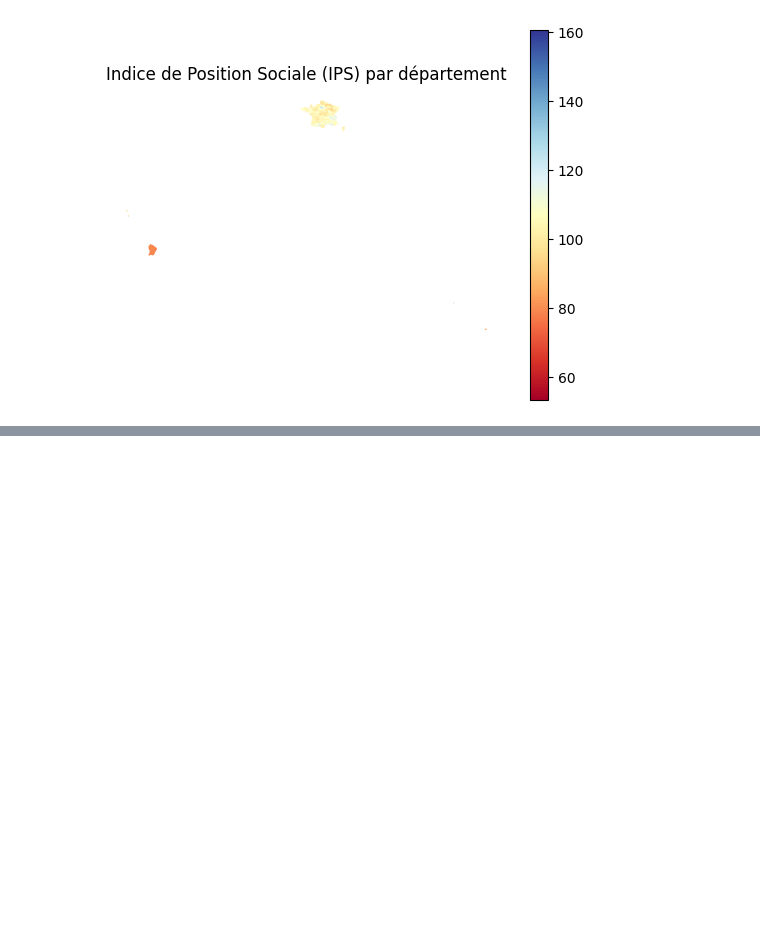
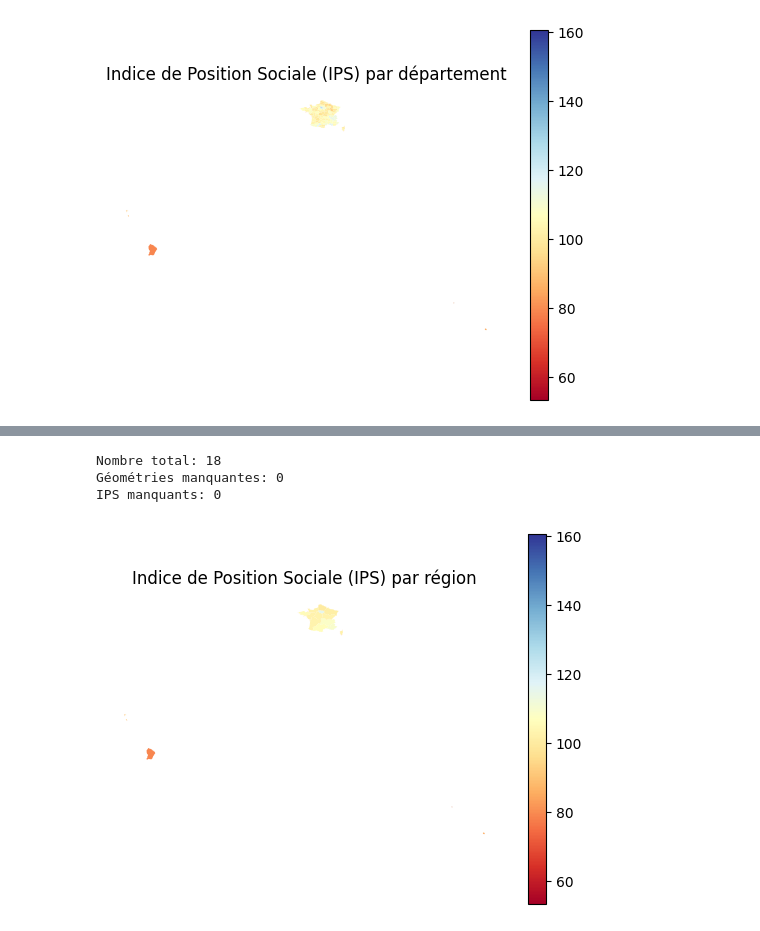
Before and after one commit to FlorentDaem/Data-Analysis-Education-Nationale, a Jupyter notebook: Analyse - Education.ipynb, the cells around one changed output, grey strips where cells are left out. Drawn from its saved outputs; the diff is of its cells as text; code cells hidden in the pictures; blank space fills up the shorter version.

Commit message:
add map by regions

```diff
--- a/Analyse - Education.ipynb
+++ b/Analyse - Education.ipynb
@@ -393,0 +386,4 @@ map_departements.save("map_departements.html")
+# %%
+data_ips_ecoles_geo_departement_par_region = data_ips_ecoles_geo_departements.groupby("code_insee_de_la_region")
+data_ips_ecoles_regions = data_ips_ecoles_geo_departement_par_region["ips"].mean().reset_index()
+data_ips_ecoles_regions.head()
@@ -393,0 +397,7 @@ map_departements.save("map_departements.html")
+# %%
+data_ips_ecoles_geo_regions = geo_regions.merge(data_ips_ecoles_regions,
+														 left_on="code_insee_de_la_region",
+														 right_on="code_insee_de_la_region",
+														 how="left"
+														 )
+data_ips_ecoles_geo_regions.head()
@@ -393,0 +411,22 @@ map_departements.save("map_departements.html")
+# %%
+print("Nombre total:", len(data_ips_ecoles_geo_regions))
+print("Géométries manquantes:", data_ips_ecoles_geo_regions.geometry.isna().sum())
+print("IPS manquants:", data_ips_ecoles_geo_regions["ips"].isna().sum())
+# %% [output]
+Nombre total: 18
+Géométries manquantes: 0
+IPS manquants: 0
+# %%
+data_ips_ecoles_geo_regions.plot(
+	column="ips",
+	cmap="RdYlBu",
+	vmin=data_ips_ecoles["ips"].min(),
+	vmax=data_ips_ecoles["ips"].max(),
+	legend=True,
+	missing_kwds={"color": "lightgrey"}
+)
+plt.title("Indice de Position Sociale (IPS) par région")
+plt.axis("off")
+plt.show()
+# %% [output]
+[figure, added]
```
Also changed, not shown: parts of 6 cells of this notebook.
